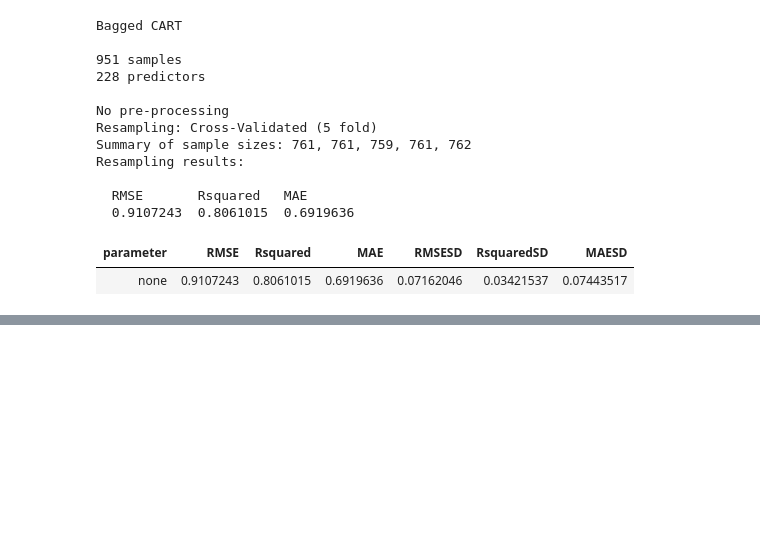
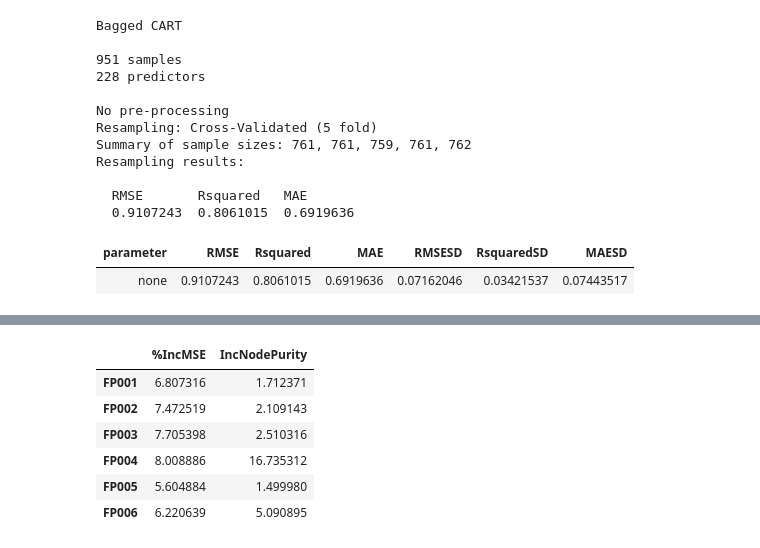
Before and after one commit to Randallzoeng/BookClub, a Jupyter notebook: AppliedPredictiveModeling/Chap. 8 Regression Trees and Rule-Based Models.ipynb, the cells around one changed output, grey strips where cells are left out. Saved outputs shown, nothing was run; the diff lists cells and outputs as text; code cells hidden in the pictures; blank space fills up the shorter version.

```diff
--- a/AppliedPredictiveModeling/Chap. 8 Regression Trees and Rule-Based Models.ipynb
+++ b/AppliedPredictiveModeling/Chap. 8 Regression Trees and Rule-Based Models.ipynb
@@ -162,0 +174,17 @@ fit_treebag$results
+# %%
+#rf based on cart
+library(randomForest)
+fit_rf <- randomForest(solTrainXtrans,solTrainY,importance = T,ntree=1000)
+#rf based on conditional inference tree
+library(party)
+#cforest
+# %%
+head(importance(fit_rf))
+# %% [output]
+|  | %IncMSE | IncNodePurity |
+| FP001 | 6.807316 | 1.712371 |
+| FP002 | 7.472519 | 2.109143 |
+| FP003 | 7.705398 | 2.510316 |
+| FP004 | 8.008886 | 16.735312 |
+| FP005 | 5.604884 | 1.499980 |
+| FP006 | 6.220639 | 5.090895 |
```
Also changed, not shown: parts of 13 cells of this notebook.
